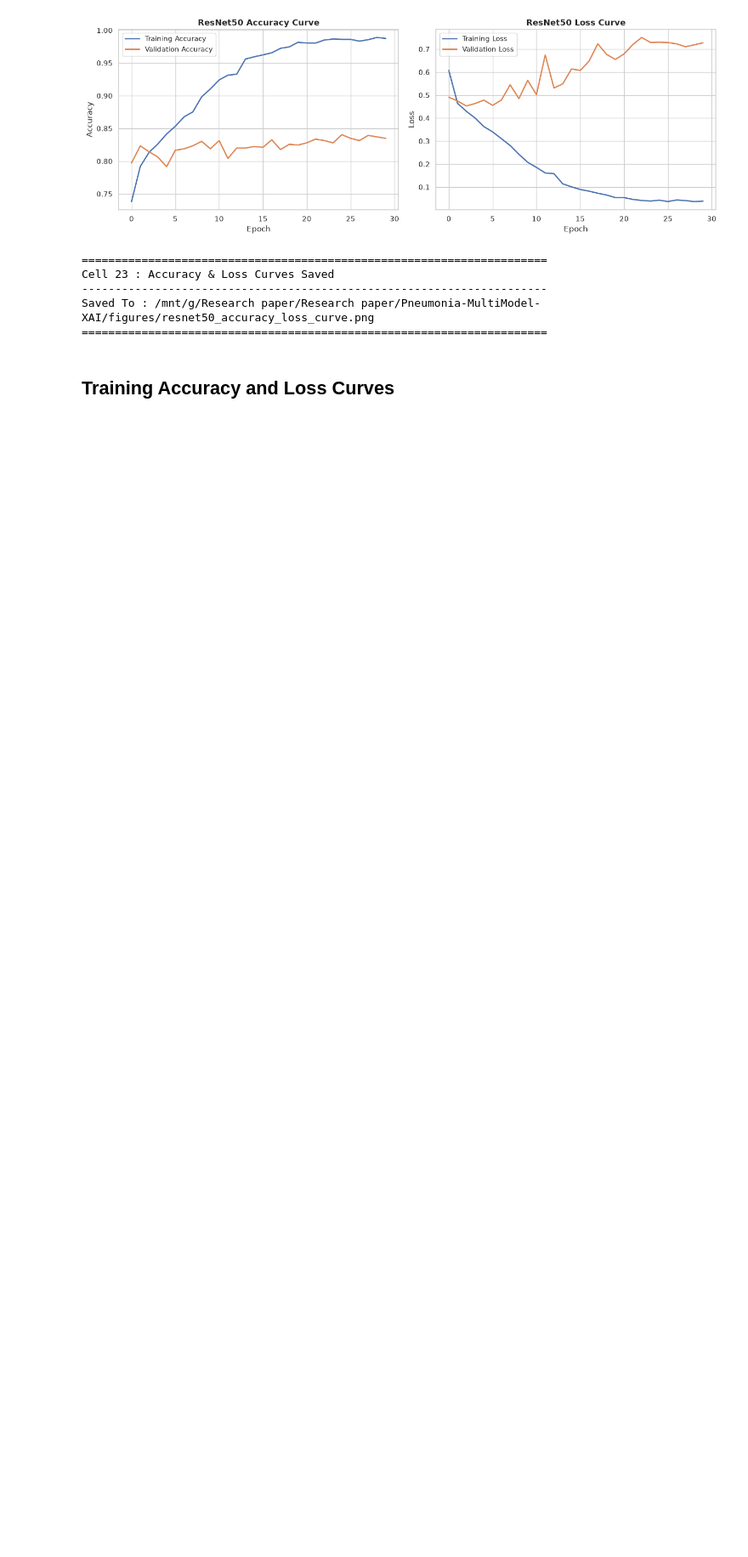
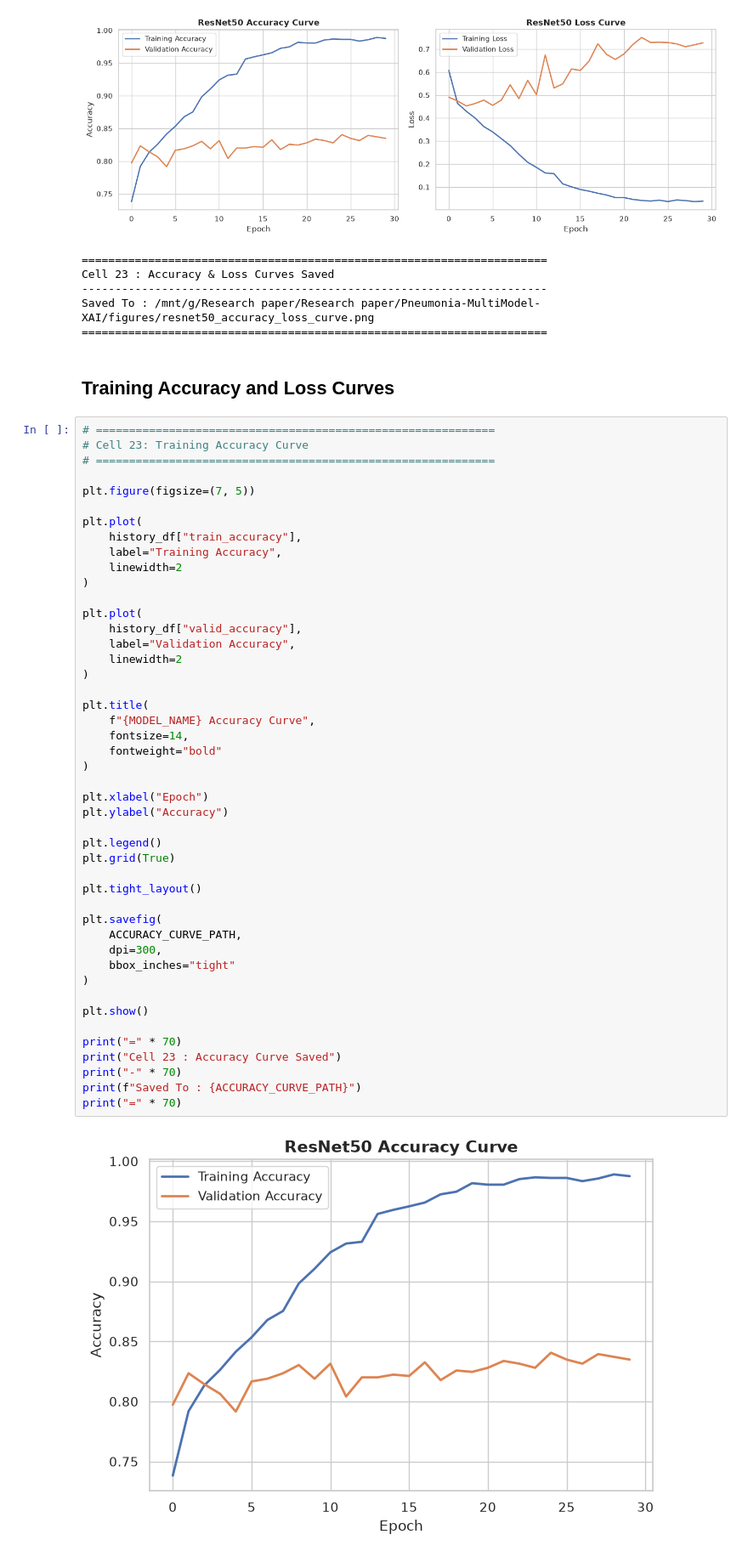
Before and after one commit to jaimulhaque/Pneumonia-MultiModel-XAI, a Jupyter notebook: notebooks/06_ResNet50_Baseline.ipynb, the cells around one changed output. Shown at 85% size. Saved outputs shown, nothing was run; the diff lists cells and outputs as text; blank space fills up the shorter version.

Commit message:
Update training notebook

```diff
--- a/notebooks/06_ResNet50_Baseline.ipynb
+++ b/notebooks/06_ResNet50_Baseline.ipynb
@@ -1756,3 +1756,51 @@ Saved To : /mnt/g/Research paper/Research paper/Pneumonia-MultiModel-XAI/figures
 ======================================================================
 # %% [markdown]
 ## Training Accuracy and Loss Curves
+# %%
+# ============================================================
+# Cell 23: Training Accuracy Curve
+# ============================================================
+
+plt.figure(figsize=(7, 5))
+
+plt.plot(
+    history_df["train_accuracy"],
+    label="Training Accuracy",
+    linewidth=2
+)
+
+plt.plot(
+    history_df["valid_accuracy"],
+    label="Validation Accuracy",
+    linewidth=2
+)
+
+plt.title(
+    f"{MODEL_NAME} Accuracy Curve",
+    fontsize=14,
+    fontweight="bold"
+)
+
+plt.xlabel("Epoch")
+plt.ylabel("Accuracy")
+
+plt.legend()
+plt.grid(True)
+
+plt.tight_layout()
+
+plt.savefig(
+    ACCURACY_CURVE_PATH,
+    dpi=300,
+    bbox_inches="tight"
+)
+
+plt.show()
+
+print("=" * 70)
+print("Cell 23 : Accuracy Curve Saved")
+print("-" * 70)
+print(f"Saved To : {ACCURACY_CURVE_PATH}")
+print("=" * 70)
+# %% [output]
+[figure, added]
```
Also changed, not shown: parts of 1 cell of this notebook, 1 other file.
